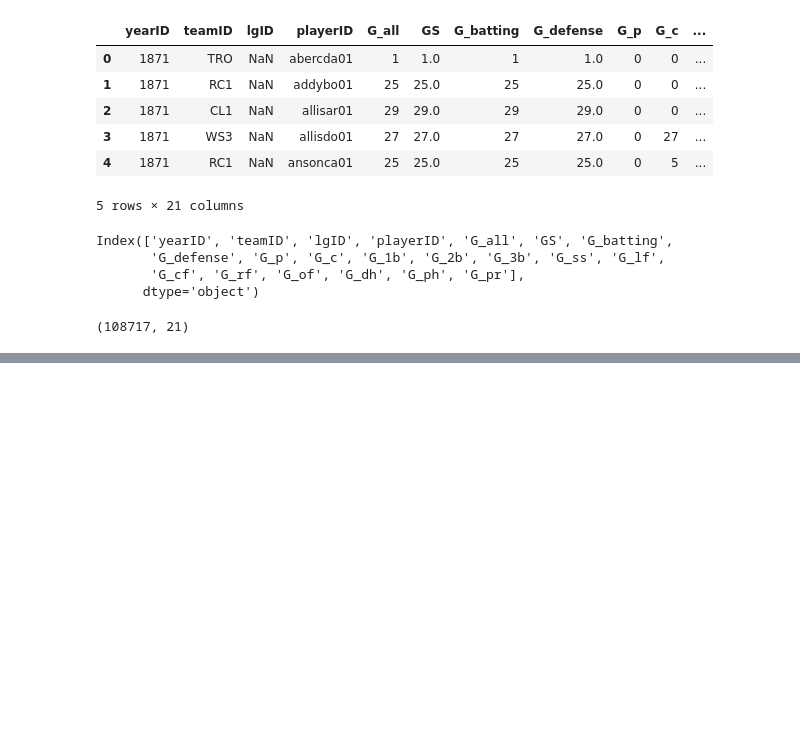
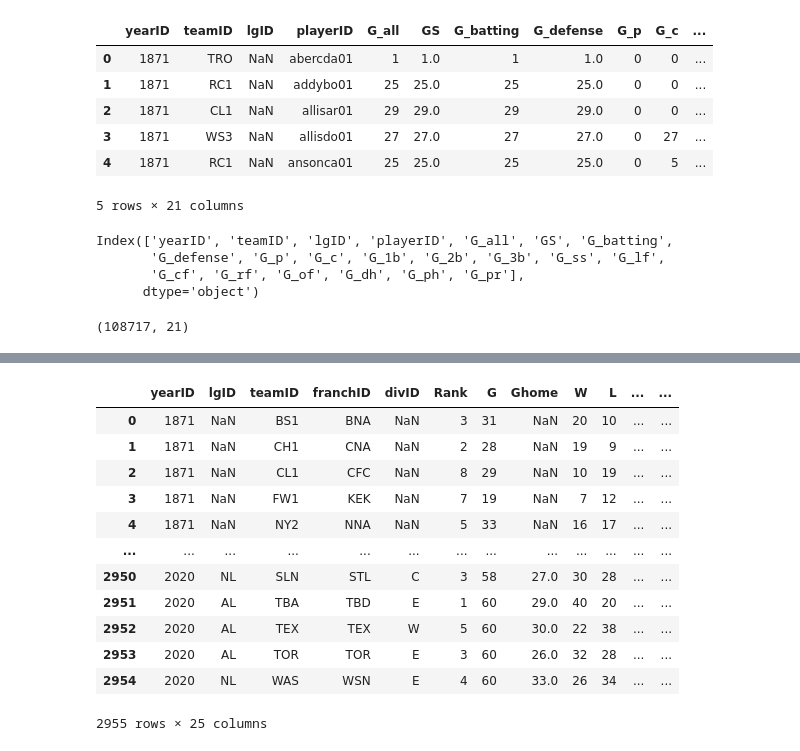
Before and after one commit to eric-spoerner/just_baseball_things, a Jupyter notebook: exploratory2.ipynb, the cells around one changed output, grey strips where cells are left out. Saved outputs shown, nothing was run; the diff lists cells and outputs as text; code cells hidden in the pictures; blank space fills up the shorter version.

```diff
--- a/exploratory2.ipynb
+++ b/exploratory2.ipynb
@@ -19,0 +7,6 @@ teams_df.head(5)
+# %%
+# can i extract zip directly from lahman??.  do existence checks plus override (delete) in final version
+lahman_zip_url = 'https://github.com/chadwickbureau/baseballdatabank/archive/refs/tags/v2022.2.zip'
+lahman_zip_file = "./Resources/lahman.zip"
+
+wget.download(url=lahman_zip_url, out=lahman_zip_file)
@@ -19,0 +16,8 @@ teams_df.head(5)
+# %%
+zf = zipfile.ZipFile(lahman_zip_file)
+# teams_csv = os.path.join("Resources", "baseballdatabank-master", "core", "Teams.csv")
+
+teams_csv = zf.open('baseballdatabank-2022.2/core/Teams.csv')
+
+teams_df = pd.read_csv(teams_csv)
+teams_df.head(5)
@@ -93,0 +120,19 @@ appearances_trimmed_df
+# %%
+teams_trimmed_df = teams_df[['yearID', 'lgID', 'teamID', 'franchID', 'divID', 'Rank', 'G', 'Ghome',
+       'W', 'L', 'DivWin', 'WCWin', 'LgWin', 'WSWin', 'R', 'AB', 'H', '2B',
+       '3B', 'HR', 'name', 'park', 'attendance', 'BPF', 'PPF']]
+teams_trimmed_df
+# %% [output]
+|  | yearID | lgID | teamID | franchID | divID | Rank | G | Ghome | W | L | ... | ... |
+| 0 | 1871 | NaN | BS1 | BNA | NaN | 3 | 31 | NaN | 20 | 10 | ... | ... |
+| 1 | 1871 | NaN | CH1 | CNA | NaN | 2 | 28 | NaN | 19 | 9 | ... | ... |
+| 2 | 1871 | NaN | CL1 | CFC | NaN | 8 | 29 | NaN | 10 | 19 | ... | ... |
+| 3 | 1871 | NaN | FW1 | KEK | NaN | 7 | 19 | NaN | 7 | 12 | ... | ... |
+| 4 | 1871 | NaN | NY2 | NNA | NaN | 5 | 33 | NaN | 16 | 17 | ... | ... |
+| ... | ... | ... | ... | ... | ... | ... | ... | ... | ... | ... | ... | ... |
+| 2950 | 2020 | NL | SLN | STL | C | 3 | 58 | 27.0 | 30 | 28 | ... | ... |
+| 2951 | 2020 | AL | TBA | TBD | E | 1 | 60 | 29.0 | 40 | 20 | ... | ... |
+| 2952 | 2020 | AL | TEX | TEX | W | 5 | 60 | 30.0 | 22 | 38 | ... | ... |
+| 2953 | 2020 | AL | TOR | TOR | E | 3 | 60 | 26.0 | 32 | 28 | ... | ... |
+| 2954 | 2020 | NL | WAS | WSN | E | 4 | 60 | 33.0 | 26 | 34 | ... | ... |
+2955 rows × 25 columns
```
Also changed, not shown: parts of 6 cells of this notebook, 1 other file.
